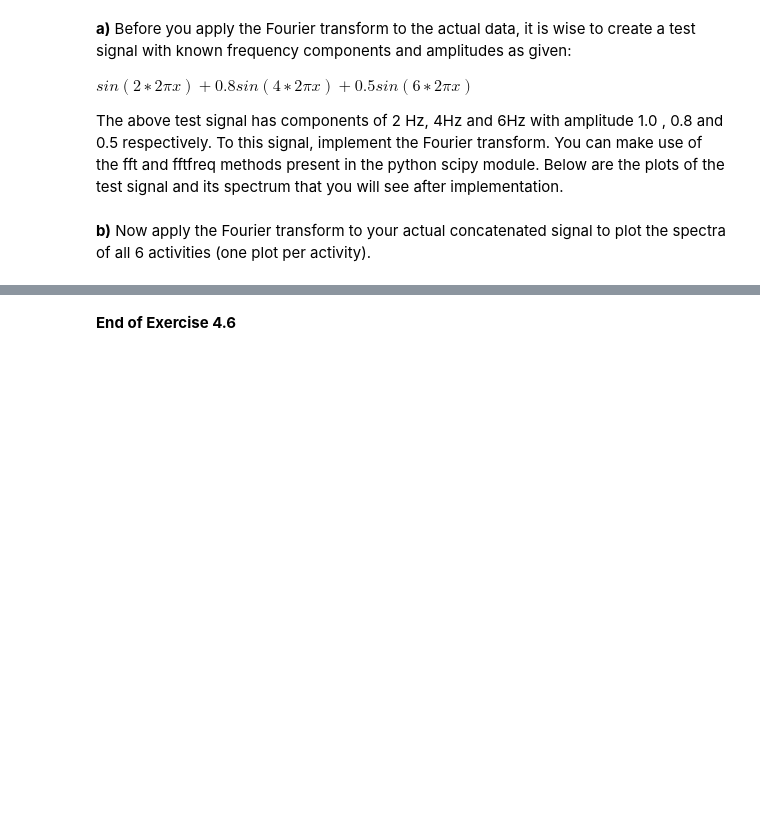
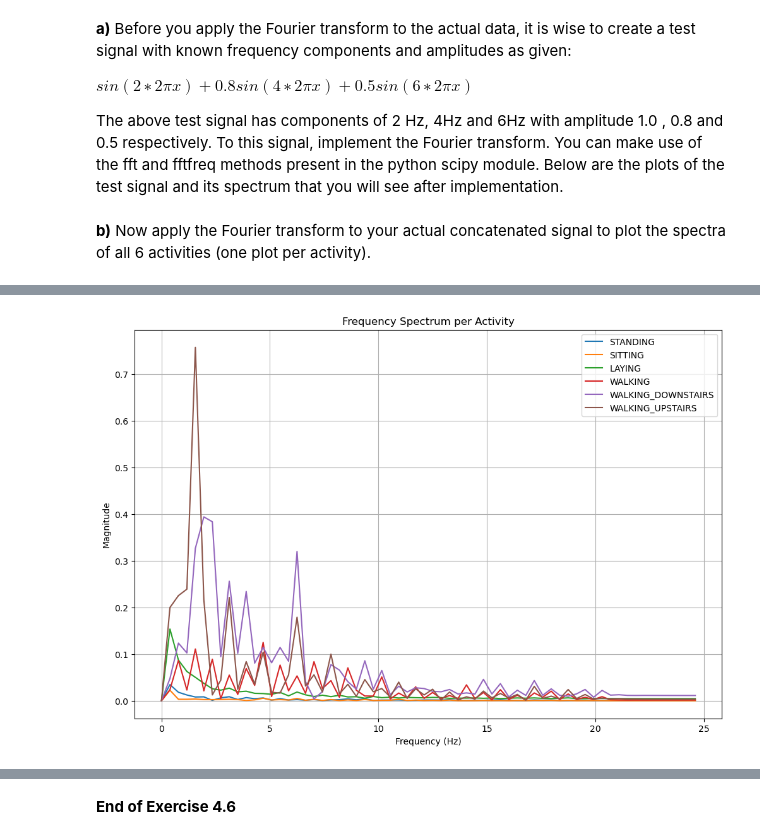
Before and after one commit to cankucukyilmaz/erasmus_data_science_course, a Jupyter notebook: time_series/DS2024_2025_TS_Assignment_Student_Version_1.ipynb, the cells around one changed output, grey strips where cells are left out. Drawn from its saved outputs; the diff is of its cells as text; code cells hidden in the pictures; blank space fills up the shorter version.

```diff
--- a/time_series/DS2024_2025_TS_Assignment_Student_Version_1.ipynb
+++ b/time_series/DS2024_2025_TS_Assignment_Student_Version_1.ipynb
@@ -353,7 +385,7 @@ reconstruct the original signal from this windowed version.
 >your answer (double click to edit):
 # %%
 # 4.4 a) put your code here
-path_to_data = "time_series/input/UCI_HAR_Dataset/train/Inertial Signals"
+path_to_data = "input/UCI_HAR_Dataset/train/Inertial Signals"
 
 files = {
     'X-axis': 'total_acc_x_train.txt',
@@ -431,0 +489,18 @@ print(test_melt['value'])
+# %%
+# 4.4 c)-1 put your code to reconstruct the original signal here
+
+# load data
+data = np.loadtxt(chosen_file_path)
+
+window_size = 128
+step = 64  # 50% overlap
+
+# start with first full window
+reconstructed = list(data[0])
+
+# append only new parts
+for i in range(1, data.shape[0]):
+    reconstructed.extend(data[i, step:])
+
+reconstructed = np.array(reconstructed)
+reconstructed
@@ -505,0 +652,73 @@ The above test signal has components of 2 Hz, 4Hz and 6Hz with amplitude 1.0 , 0
+# %%
+# 4.6 b) put your code here
+# 4.6 a) put your code here
+import numpy as np
+import pandas as pd
+import matplotlib.pyplot as plt
+from scipy.fft import fft, fftfreq
+
+# ----------------------------
+# PARAMETERS
+# ----------------------------
+fs = 50   # sampling frequency (Hz)
+N = 128   # window size
+
+# ----------------------------
+# LOAD DATA (assumes already loaded)
+# data = np.loadtxt(...)  -> shape (7352, 128)
+# y_train = DataFrame with column 'Activity_ID'
+# activity_labels = DataFrame with ['Activity_ID', 'Activity_Name']
+# ----------------------------
+
+# ----------------------------
+# MAP ACTIVITY NAMES (safe)
+# ----------------------------
+label_map = dict(zip(activity_labels['Activity_ID'], activity_labels['Activity_Name']))
+activity_names = y_train['Activity_ID'].map(label_map)
+
+# ----------------------------
+# CREATE DATAFRAME
+# ----------------------------
+signal_df = pd.DataFrame(data)
+signal_df['Activity'] = activity_names
+
+# ----------------------------
+# FFT + PLOT
+# ----------------------------
+plt.figure(figsize=(12, 8))
+
+activities = signal_df['Activity'].unique()
+
+for activity in activities:
+    # select windows for this activity
+    subset = signal_df[signal_df['Activity'] == activity].iloc[:, :-1]
+
+    # average signal (reduces noise)
+    signal = subset.mean(axis=0).values
+
+    # remove DC offset
+    signal = signal - np.mean(signal)
+
+    # compute FFT
+    yf = fft(signal)
+    xf = fftfreq(N, 1/fs)
+
+    # keep only positive frequencies
+    mask = xf >= 0
+    xf = xf[mask]
+    yf = np.abs(yf[mask])
+
+    # plot
+    plt.plot(xf, yf, label=activity)
+
+# ----------------------------
+# FINALIZE PLOT
+# ----------------------------
+plt.xlabel("Frequency (Hz)")
+plt.ylabel("Magnitude")
+plt.title("Frequency Spectrum per Activity")
+plt.legend()
+plt.grid(True)
+plt.show()
+# %% [output]
+[figure, added]
```
Also changed, not shown: parts of 32 cells of this notebook.
